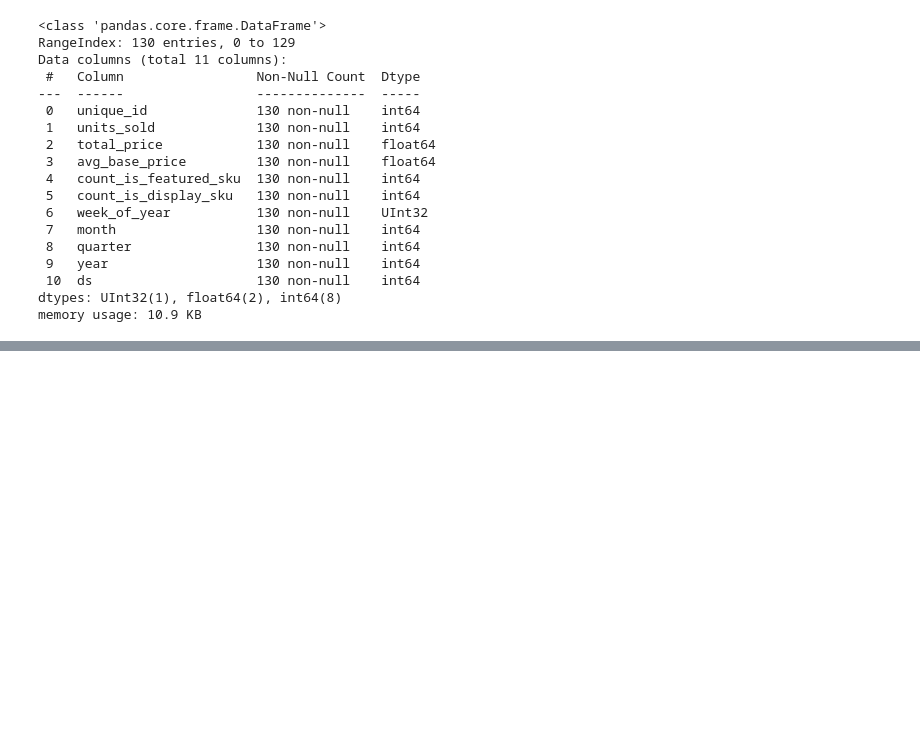
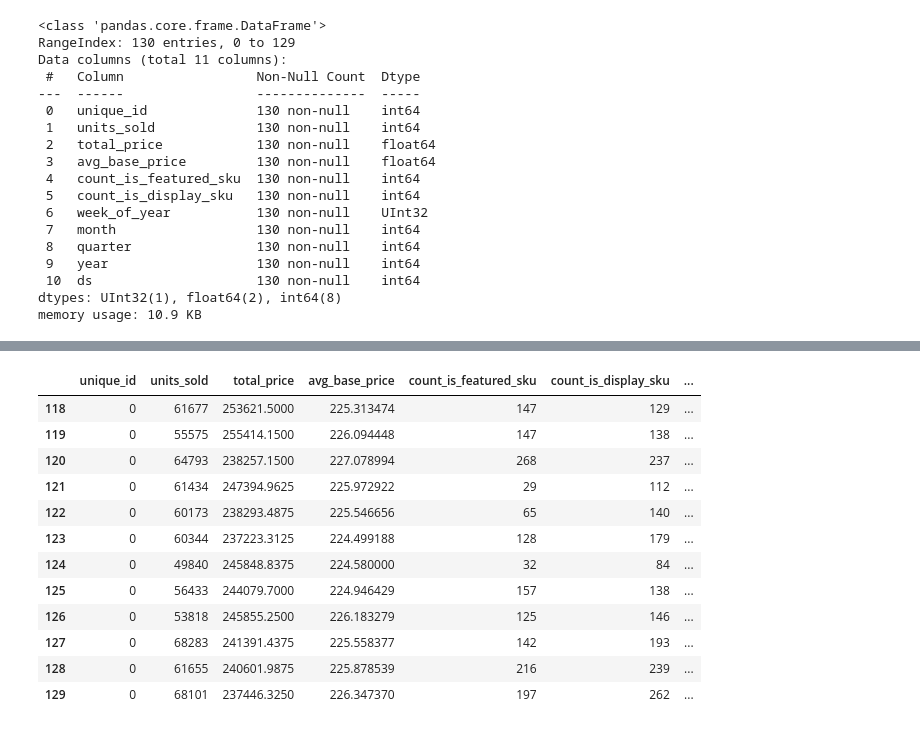
Before and after one commit to slouie88/Demand-Forecasting, a Jupyter notebook: 2-Train/1-train-total-sales.ipynb, the cells around one changed output, grey strips where cells are left out. Drawn from its saved outputs; the diff is of its cells as text; code cells hidden in the pictures; blank space fills up the shorter version.

```diff
--- a/2-Train/1-train-total-sales.ipynb
+++ b/2-Train/1-train-total-sales.ipynb
@@ -52,8 +53,8 @@ array(['17/01/11', '24/01/11', '31/01/11', '07/02/11', '14/02/11',
        '11/06/13', '18/06/13', '25/06/13', '02/07/13', '09/07/13'],
       dtype=object)
 # %%
-train_df["week"] = pd.to_datetime(train_df["week"], format="%d/%m/%y")
-train_df.info()
+df["week"] = pd.to_datetime(df["week"], format="%d/%m/%y")
+df.info()
 # %% [output]
 <class 'pandas.core.frame.DataFrame'>
 RangeIndex: 150150 entries, 0 to 150149
@@ -239,3 +259,20 @@ memory usage: 10.9 KB
+# %%
+test_total_sales_df = total_sales_df.tail(12)
+test_total_sales_df
+# %% [output]
+|  | unique_id | units_sold | total_price | avg_base_price | count_is_featured_sku | count_is_display_sku | ... |
+| 118 | 0 | 61677 | 253621.5000 | 225.313474 | 147 | 129 | ... |
+| 119 | 0 | 55575 | 255414.1500 | 226.094448 | 147 | 138 | ... |
+| 120 | 0 | 64793 | 238257.1500 | 227.078994 | 268 | 237 | ... |
+| 121 | 0 | 61434 | 247394.9625 | 225.972922 | 29 | 112 | ... |
+| 122 | 0 | 60173 | 238293.4875 | 225.546656 | 65 | 140 | ... |
+| 123 | 0 | 60344 | 237223.3125 | 224.499188 | 128 | 179 | ... |
+| 124 | 0 | 49840 | 245848.8375 | 224.580000 | 32 | 84 | ... |
+| 125 | 0 | 56433 | 244079.7000 | 224.946429 | 157 | 138 | ... |
+| 126 | 0 | 53818 | 245855.2500 | 226.183279 | 125 | 146 | ... |
+| 127 | 0 | 68283 | 241391.4375 | 225.558377 | 142 | 193 | ... |
+| 128 | 0 | 61655 | 240601.9875 | 225.878539 | 216 | 239 | ... |
+| 129 | 0 | 68101 | 237446.3250 | 226.347370 | 197 | 262 | ... |
 # %%
 fcst = MLForecast(
     models=[
```
Also changed, not shown: parts of 23 cells of this notebook.
